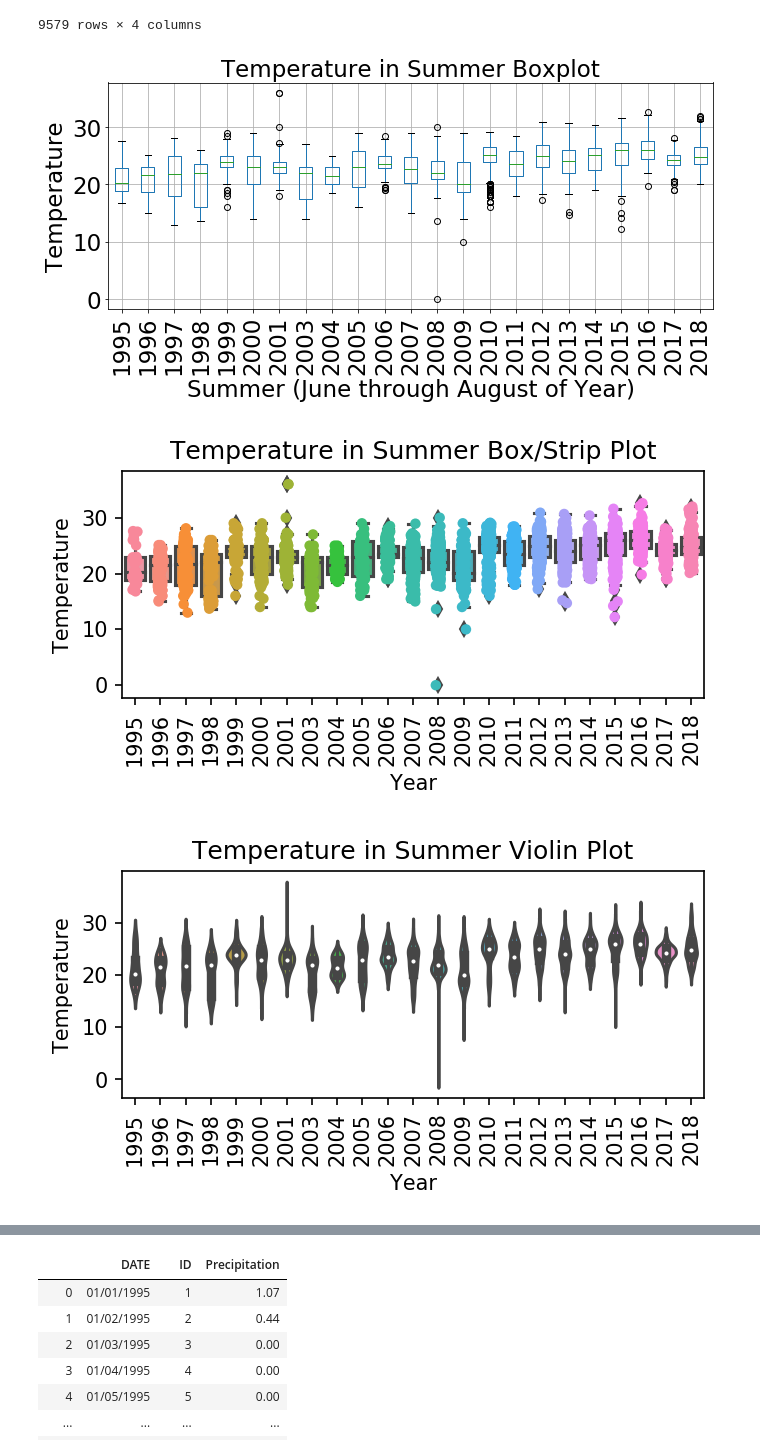
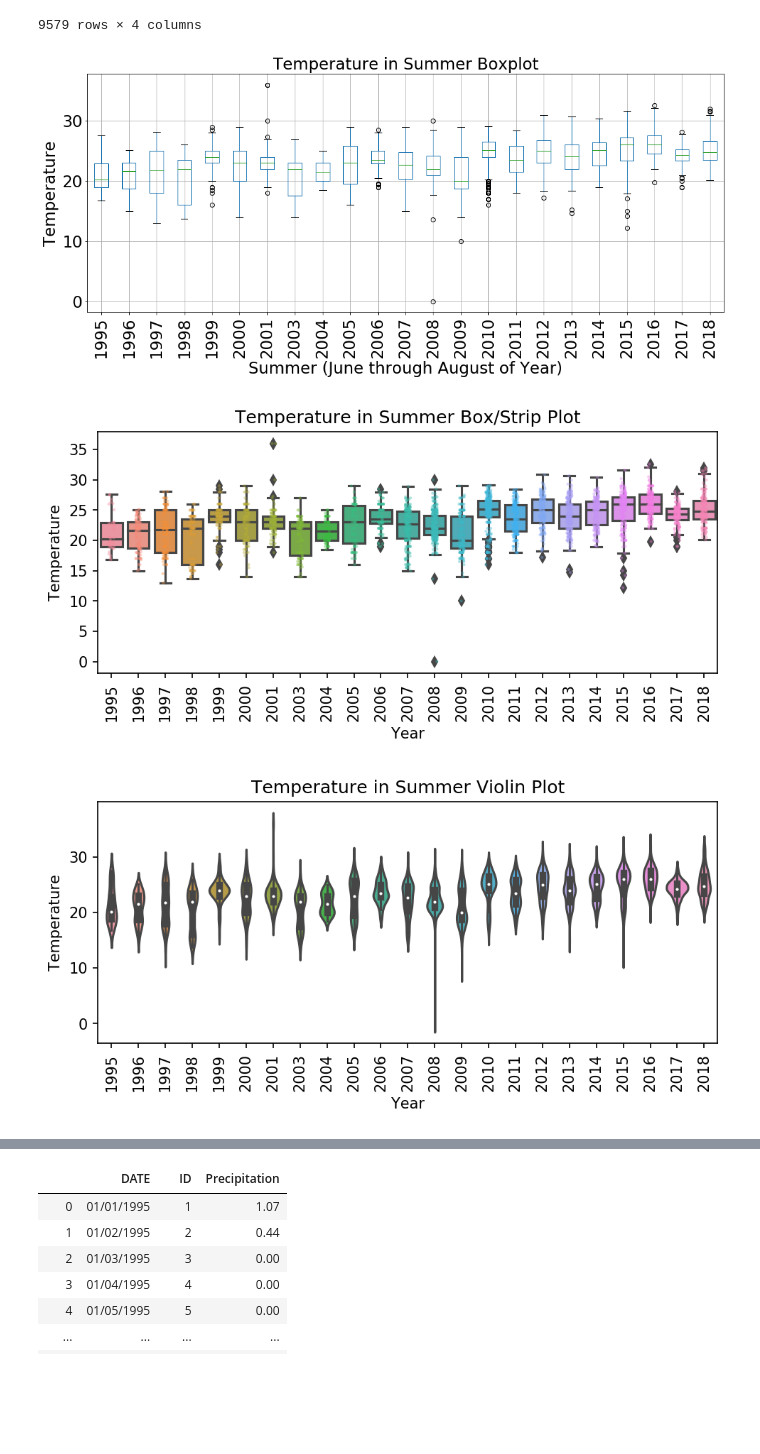
Before and after one commit to codeforboston/safe-water, a Jupyter notebook: projects/crwa/notebooks/lstaples-eda.ipynb, the cells around one changed output, grey strips where cells are left out. Drawn from its saved outputs; the diff is of its cells as text; code cells hidden in the pictures; blank space fills up the shorter version.

```diff
--- a/projects/crwa/notebooks/lstaples-eda.ipynb
+++ b/projects/crwa/notebooks/lstaples-eda.ipynb
@@ -176,37 +176,37 @@ results_temperature_summer = results_temperature[results_temperature['Season_Col
 # %%
 # create boxplot of summer data
 # improvements wanted:
 # space it out to show gap for missing 2002 data, create a linear regression showing the overall trend (if any)
 
 the_fontsize=23
 
 # boxplot command
-ax = results_temperature_summer.boxplot(by='Year', column='Reporting_Result', rot=90, fontsize=the_fontsize, figsize=(10.5,4.2))
+ax = results_temperature_summer.boxplot(by='Year', column='Reporting_Result', rot=90, fontsize=the_fontsize, figsize=(15.75, 6.3))
 
 # labelling
 ax.set_xlabel("Summer (June through August of Year)", fontsize=the_fontsize)
 ax.set_ylabel("Temperature", fontsize=the_fontsize)
 ax.set_title("Temperature in Summer Boxplot", fontsize=the_fontsize)
 plt.suptitle("");
 # %% [output]
-[figure, old version]
+[figure, new version]
 # %%
-plt.figure(figsize=(5,2), dpi=150)
+plt.figure(figsize=(7.5,3), dpi=150)
 ax = sns.boxplot(x="Year", y="Reporting_Result", data=results_temperature_summer)
-ax = sns.stripplot(x="Year", y="Reporting_Result", data=results_temperature_summer)
+ax = sns.stripplot(x="Year", y="Reporting_Result", data=results_temperature_summer, size=2, alpha=0.4)
 ax.set_xticklabels(rotation=90, labels=ax.get_xticklabels())
 ax.set_ylabel("Temperature")
 ax.set_title("Temperature in Summer Box/Strip Plot");
 # %% [output]
-[figure, old version]
+[figure, new version]
 # %%
-plt.figure(figsize=(5,2), dpi=150)
+plt.figure(figsize=(7.5,3), dpi=150)
 ax = sns.violinplot(x="Year", y="Reporting_Result", data=results_temperature_summer, rot=90)
 ax.set_xticklabels(rotation=90, labels=ax.get_xticklabels())
 ax.set_ylabel("Temperature")
 ax.set_title("Temperature in Summer Violin Plot");
 # %% [output]
-[figure, old version]
+[figure, new version]
 # %%
 # plotting temperature results (summer only) values:
 # reset index is necessary to make the index go from 0 to (length-1)
```
Also changed, not shown: parts of 7 cells of this notebook.
